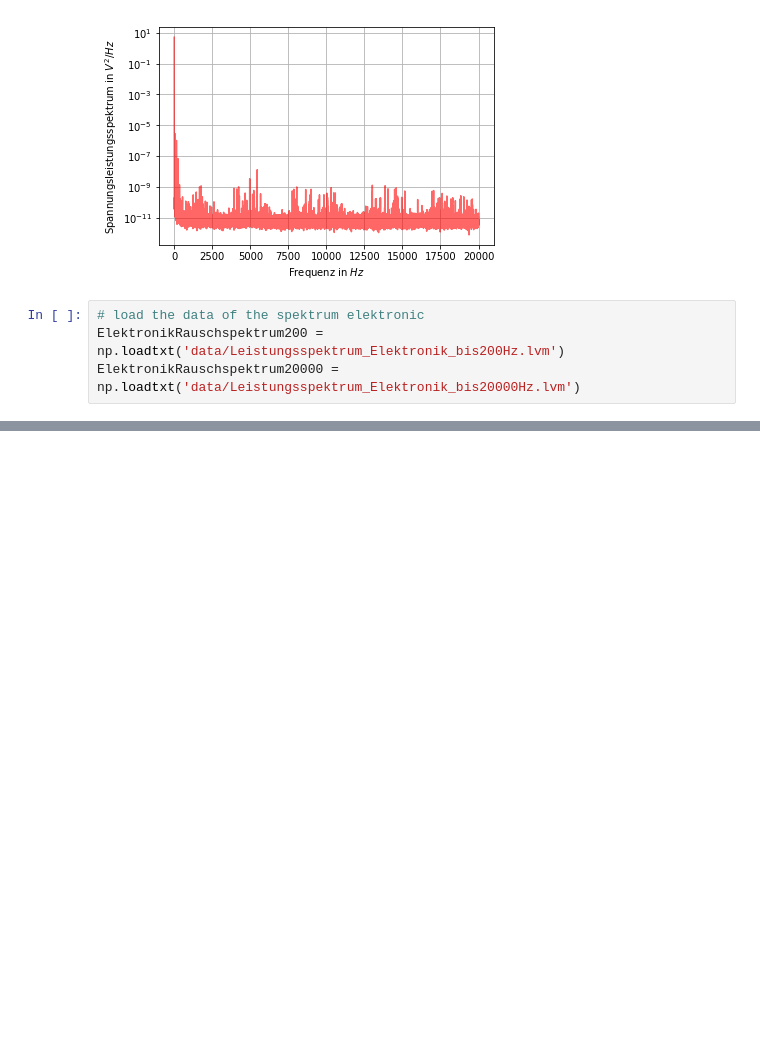
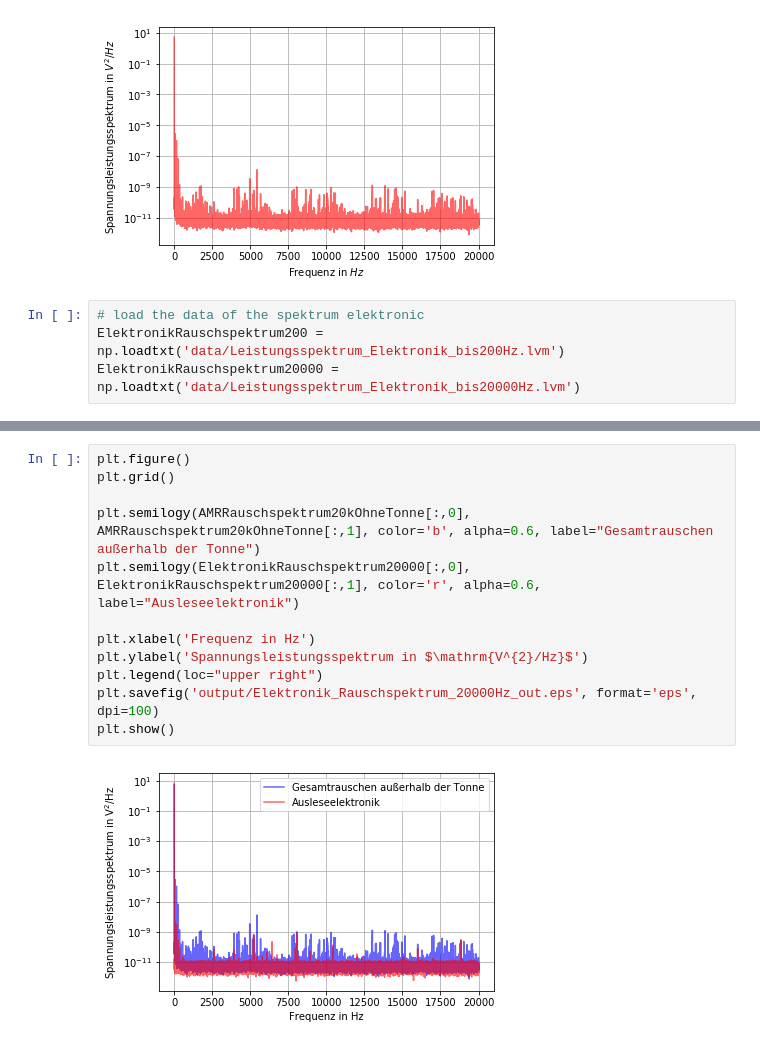
Before and after one commit to Acintya/sensorII_v6, a Jupyter notebook: AMR/AMR_Rauschspektrum.ipynb, the cells around one changed output, grey strips where cells are left out. Cells and saved outputs as stored; diff of their text form; blank space fills up the shorter version.

```diff
--- a/AMR/AMR_Rauschspektrum.ipynb
+++ b/AMR/AMR_Rauschspektrum.ipynb
@@ -98,0 +113,14 @@ print("Elektronik 20kHz", np.sqrt(np.mean(ElektronikRauschspektrum20000[:,1])))
+# %%
+plt.figure()
+plt.grid()
+
+plt.semilogy(AMRRauschspektrum20kOhneTonne[:,0], AMRRauschspektrum20kOhneTonne[:,1], color='b', alpha=0.6, label="Gesamtrauschen außerhalb der Tonne")
+plt.semilogy(ElektronikRauschspektrum20000[:,0], ElektronikRauschspektrum20000[:,1], color='r', alpha=0.6, label="Ausleseelektronik")
+
+plt.xlabel('Frequenz in Hz')
+plt.ylabel('Spannungsleistungsspektrum in $\mathrm{V^{2}/Hz}$')
+plt.legend(loc="upper right")
+plt.savefig('output/Elektronik_Rauschspektrum_20000Hz_out.eps', format='eps', dpi=100)
+plt.show()
+# %% [output]
+[figure, added]
```
Also changed, not shown: parts of 7 cells of this notebook, 21 other files.
